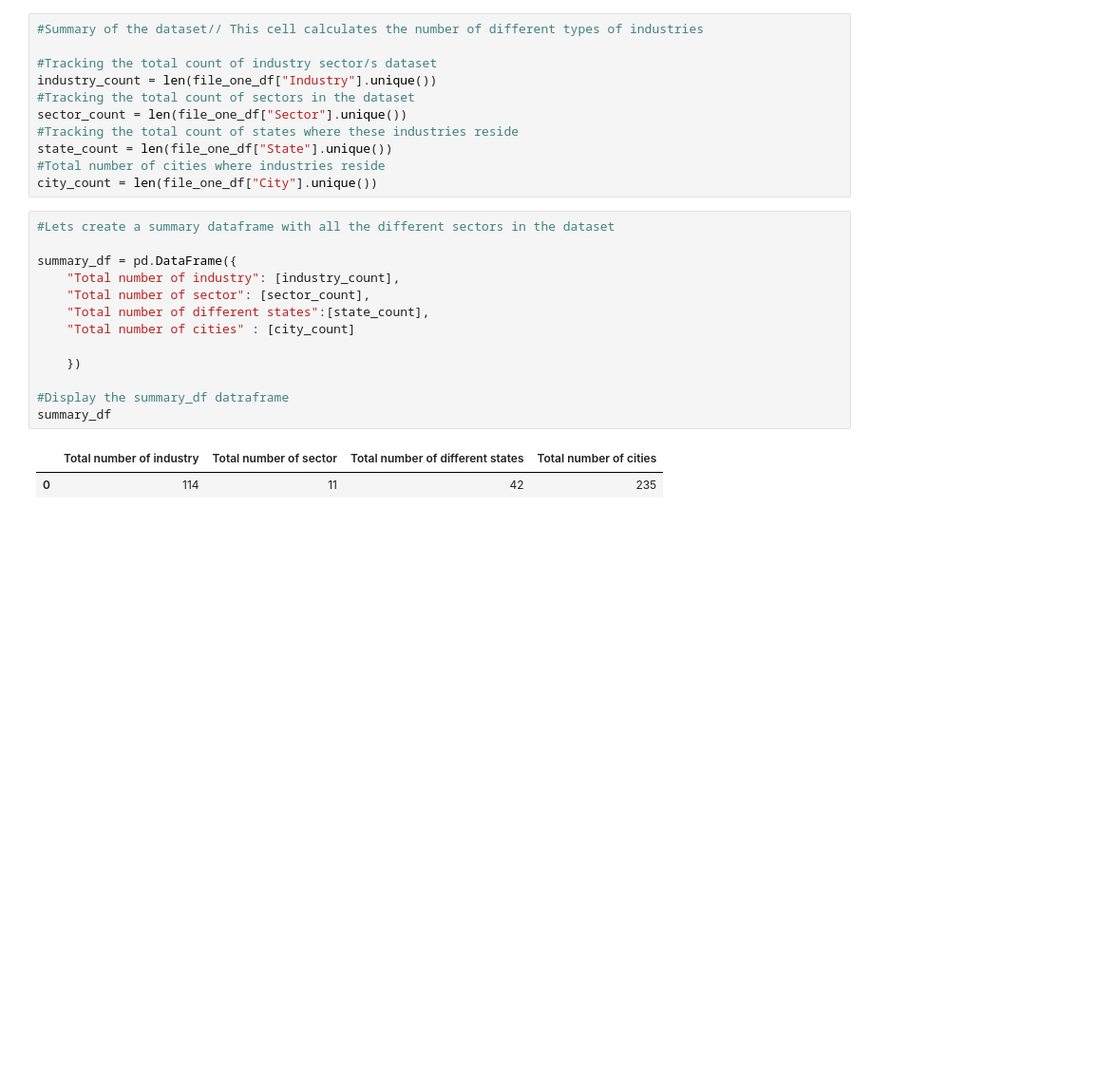
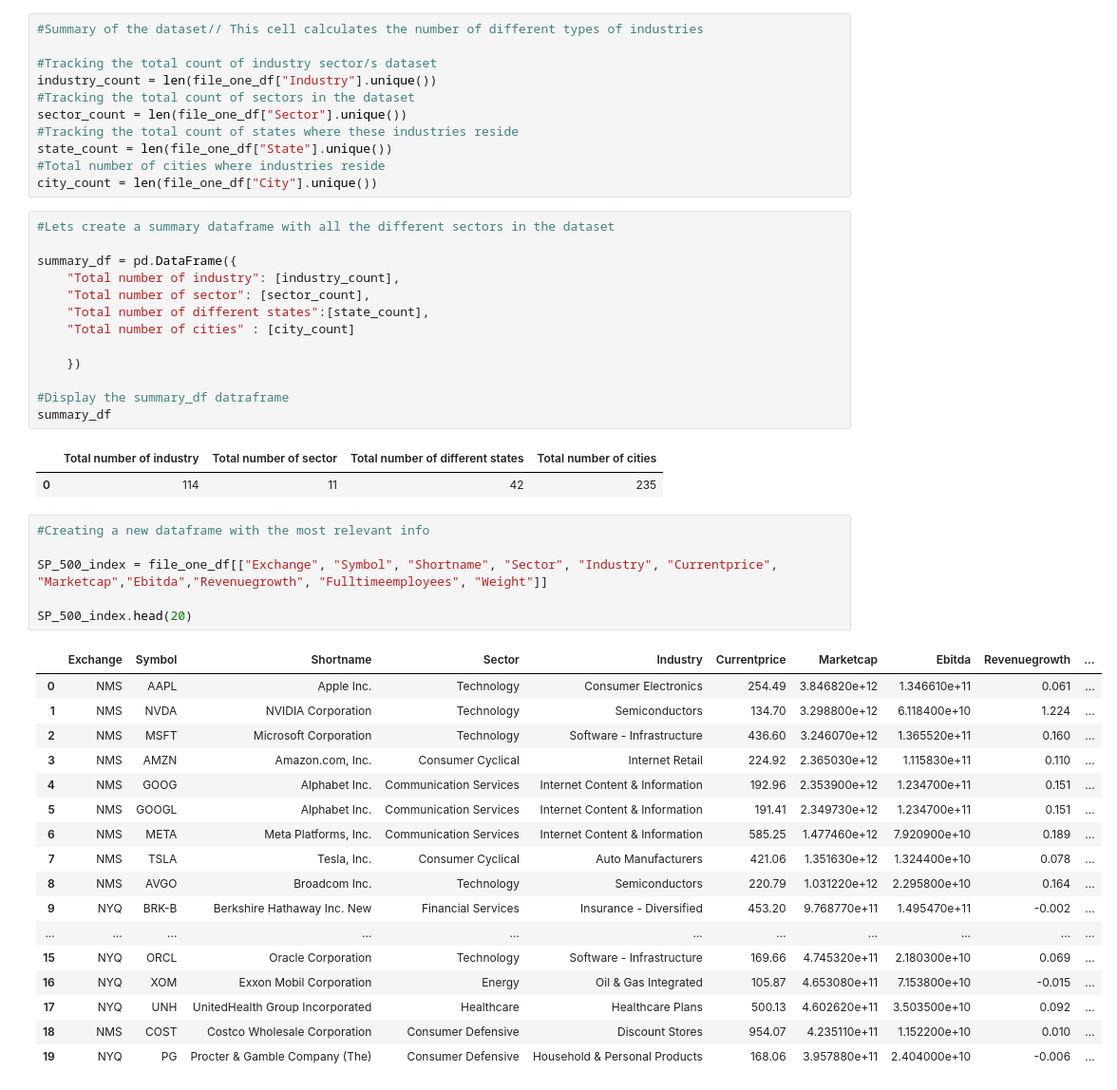
Before and after one commit to a1990alpalo/S-P_500_index, a Jupyter notebook: Jupyter_notebook_1.ipynb, the cells around one changed output. Shown at 95% size. Saved outputs shown, nothing was run; the diff lists cells and outputs as text; blank space fills up the shorter version.

Commit message:
new dataframe

```diff
--- a/Jupyter_notebook_1.ipynb
+++ b/Jupyter_notebook_1.ipynb
@@ -54,3 +61,27 @@ summary_df
 # %% [output]
 |  | Total number of industry | Total number of sector | Total number of different states | Total number of cities |
 | 0 | 114 | 11 | 42 | 235 |
+# %%
+#Creating a new dataframe with the most relevant info
+
+SP_500_index = file_one_df[["Exchange", "Symbol", "Shortname", "Sector", "Industry", "Currentprice", "Marketcap","Ebitda","Revenuegrowth", "Fulltimeemployees", "Weight"]]
+
+SP_500_index.head(20)
+# %% [output]
+|  | Exchange | Symbol | Shortname | Sector | Industry | Currentprice | Marketcap | Ebitda | Revenuegrowth | ... |
+| 0 | NMS | AAPL | Apple Inc. | Technology | Consumer Electronics | 254.49 | 3.846820e+12 | 1.346610e+11 | 0.061 | ... |
+| 1 | NMS | NVDA | NVIDIA Corporation | Technology | Semiconductors | 134.70 | 3.298800e+12 | 6.118400e+10 | 1.224 | ... |
+| 2 | NMS | MSFT | Microsoft Corporation | Technology | Software - Infrastructure | 436.60 | 3.246070e+12 | 1.365520e+11 | 0.160 | ... |
+| 3 | NMS | AMZN | Amazon.com, Inc. | Consumer Cyclical | Internet Retail | 224.92 | 2.365030e+12 | 1.115830e+11 | 0.110 | ... |
+| 4 | NMS | GOOG | Alphabet Inc. | Communication Services | Internet Content & Information | 192.96 | 2.353900e+12 | 1.234700e+11 | 0.151 | ... |
+| 5 | NMS | GOOGL | Alphabet Inc. | Communication Services | Internet Content & Information | 191.41 | 2.349730e+12 | 1.234700e+11 | 0.151 | ... |
+| 6 | NMS | META | Meta Platforms, Inc. | Communication Services | Internet Content & Information | 585.25 | 1.477460e+12 | 7.920900e+10 | 0.189 | ... |
+| 7 | NMS | TSLA | Tesla, Inc. | Consumer Cyclical | Auto Manufacturers | 421.06 | 1.351630e+12 | 1.324400e+10 | 0.078 | ... |
+| 8 | NMS | AVGO | Broadcom Inc. | Technology | Semiconductors | 220.79 | 1.031220e+12 | 2.295800e+10 | 0.164 | ... |
+| 9 | NYQ | BRK-B | Berkshire Hathaway Inc. New | Financial Services | Insurance - Diversified | 453.20 | 9.768770e+11 | 1.495470e+11 | -0.002 | ... |
+| ... | ... | ... | ... | ... | ... | ... | ... | ... | ... | ... |
+| 15 | NYQ | ORCL | Oracle Corporation | Technology | Software - Infrastructure | 169.66 | 4.745320e+11 | 2.180300e+10 | 0.069 | ... |
+| 16 | NYQ | XOM | Exxon Mobil Corporation | Energy | Oil & Gas Integrated | 105.87 | 4.653080e+11 | 7.153800e+10 | -0.015 | ... |
+| 17 | NYQ | UNH | UnitedHealth Group Incorporated | Healthcare | Healthcare Plans | 500.13 | 4.602620e+11 | 3.503500e+10 | 0.092 | ... |
+| 18 | NMS | COST | Costco Wholesale Corporation | Consumer Defensive | Discount Stores | 954.07 | 4.235110e+11 | 1.152200e+10 | 0.010 | ... |
+| 19 | NYQ | PG | Procter & Gamble Company (The) | Consumer Defensive | Household & Personal Products | 168.06 | 3.957880e+11 | 2.404000e+10 | -0.006 | ... |
```
Also changed, not shown: parts of 1 cell of this notebook.
